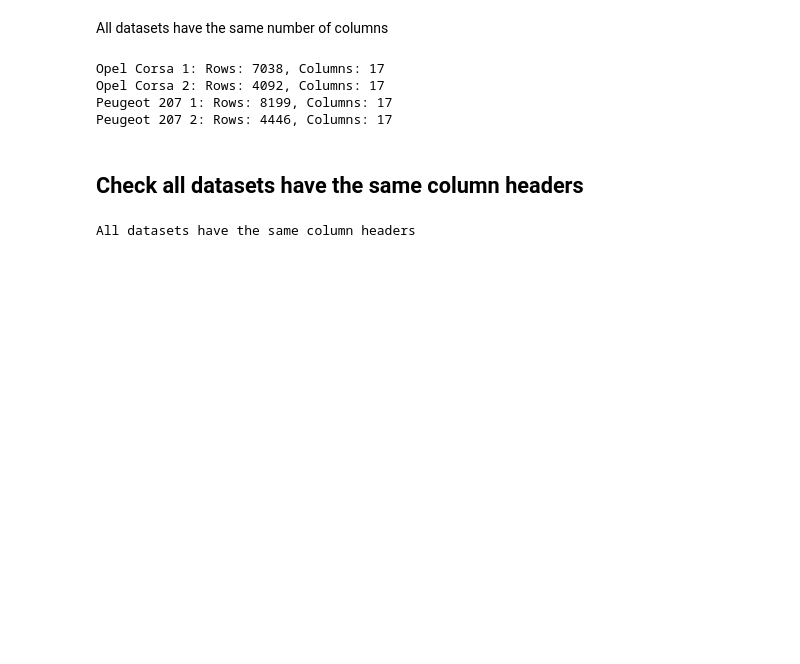
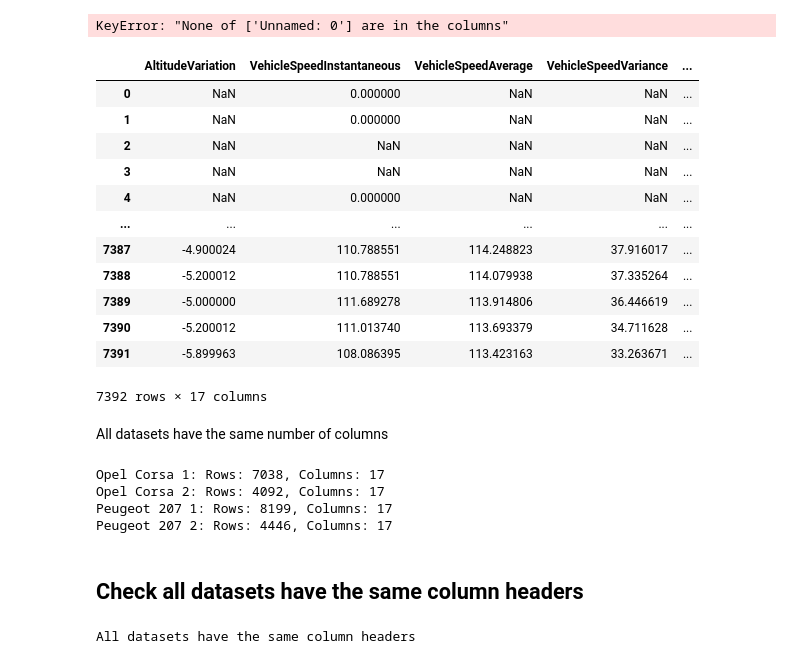
Before and after one commit to markbreen95/comp_09012, a Jupyter notebook: notebooks/EDA.ipynb, the cells around one changed output. Cells and saved outputs as stored; diff of their text form; code cells hidden in the pictures; blank space fills up the shorter version.

```diff
--- a/notebooks/EDA.ipynb
+++ b/notebooks/EDA.ipynb
@@ -9,10 +9,30 @@ from sklearn.ensemble import RandomForestClassifier
 from sklearn.linear_model import LogisticRegression
 from sklearn.model_selection import train_test_split
 # %%
-op_1 = pd.read_csv('../data/raw/opel_corsa_01.csv', sep=';').set_index('Unnamed: 0')
-op_2 = pd.read_csv('../data/raw/opel_corsa_02.csv', sep=';').set_index('Unnamed: 0')
-peug_1 = pd.read_csv('../data/raw/peugeot_207_01.csv', sep=';').set_index('Unnamed: 0')
-peug_2 = pd.read_csv('../data/raw/peugeot_207_02.csv', sep=';').set_index('Unnamed: 0')
+op_1 = pd.read_csv('../data/raw/opel_corsa_01.csv', sep=';', decimal=',').set_index('Unnamed: 0')
+op_2 = pd.read_csv('../data/raw/opel_corsa_02.csv', sep=';', decimal=',').set_index('Unnamed: 0')
+peug_1 = pd.read_csv('../data/raw/peugeot_207_01.csv', sep=';', decimal=',').set_index('Unnamed: 0')
+peug_2 = pd.read_csv('../data/raw/peugeot_207_02.csv', sep=';', decimal=',').set_index('Unnamed: 0')
+# %% [output]
+KeyError: "None of ['Unnamed: 0'] are in the columns"
+# %%
+op_1 = pd.read_csv('../data/raw/opel_corsa_01.csv', sep=';', decimal=',')
+# %%
+op_1
+# %% [output]
+|  | AltitudeVariation | VehicleSpeedInstantaneous | VehicleSpeedAverage | VehicleSpeedVariance | ... |
+| 0 | NaN | 0.000000 | NaN | NaN | ... |
+| 1 | NaN | 0.000000 | NaN | NaN | ... |
+| 2 | NaN | NaN | NaN | NaN | ... |
+| 3 | NaN | NaN | NaN | NaN | ... |
+| 4 | NaN | 0.000000 | NaN | NaN | ... |
+| ... | ... | ... | ... | ... | ... |
+| 7387 | -4.900024 | 110.788551 | 114.248823 | 37.916017 | ... |
+| 7388 | -5.200012 | 110.788551 | 114.079938 | 37.335264 | ... |
+| 7389 | -5.000000 | 111.689278 | 113.914806 | 36.446619 | ... |
+| 7390 | -5.200012 | 111.013740 | 113.693379 | 34.711628 | ... |
+| 7391 | -5.899963 | 108.086395 | 113.423163 | 33.263671 | ... |
+7392 rows × 17 columns
 # %% [markdown]
 All datasets have the same number of columns
 # %%
```
Also changed, not shown: 8 other files.
